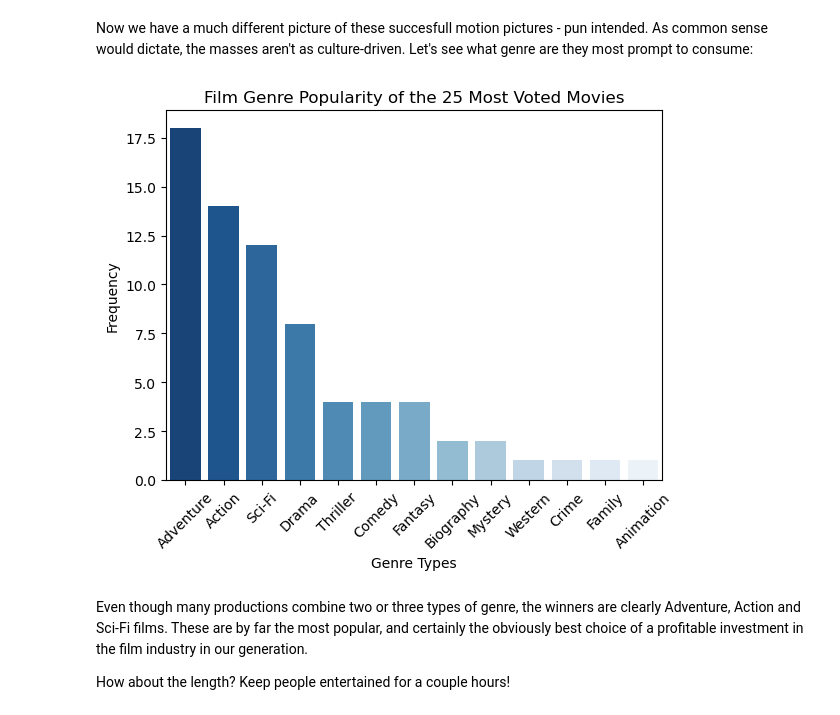
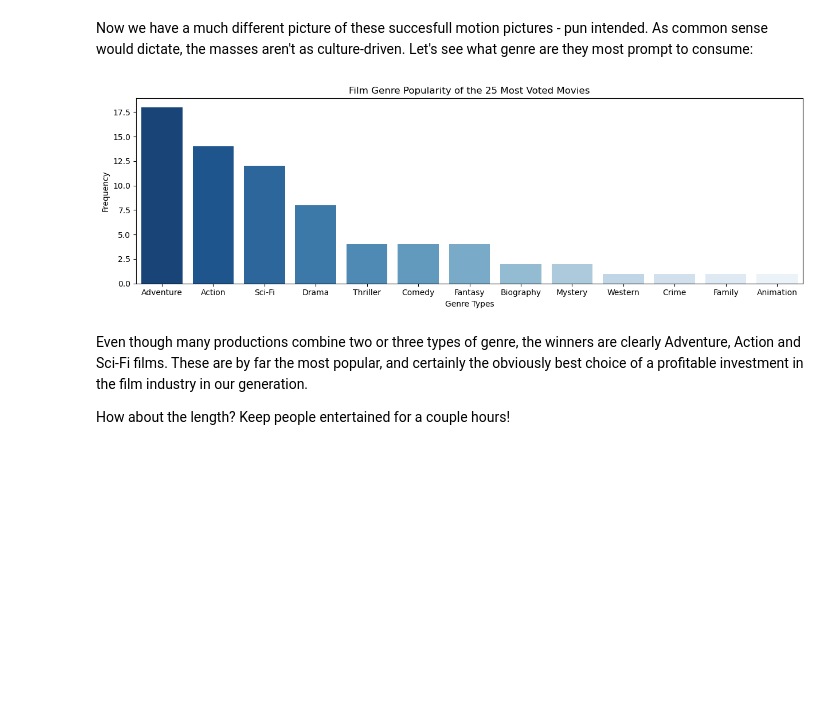
Before and after one commit to rafvrab/Microsoft_Film_Proposal, a Jupyter notebook: Notebook.ipynb, the cells around one changed output. Cells and saved outputs as stored; diff of their text form; code cells hidden in the pictures; blank space fills up the shorter version.

```diff
--- a/Notebook.ipynb
+++ b/Notebook.ipynb
@@ -276,22 +296,25 @@ df_secondary
 # %% [markdown]
 Now we have a much different picture of these succesfull motion pictures - pun intended. As common sense would dictate, the masses aren't as culture-driven. Let's see what genre are they most prompt to consume:
 # %%
+# Setting the height and width of the graph
+plt.figure(figsize=(15,4.2))
+
 # Splitting the genres column into separate genres and counting the frequency of each genre
 genres = df_secondary["genres"].str.split(",").explode()
 genres_count = genres.value_counts()
 
 # Setting the color palette to shades of blue, from dark to light
 palette = sns.color_palette("Blues_r", len(genres_count))
 
 # Plotting the bar graph
 sns.barplot(x=genres_count.index, y=genres_count.values, palette=palette)
 plt.xlabel("Genre Types")
 plt.ylabel("Frequency")
 plt.title("Film Genre Popularity of the 25 Most Voted Movies")
-plt.xticks(rotation=45)
+plt.xticks()
 plt.show()
 # %% [output]
-[figure, old version]
+[figure, new version]
 # %% [markdown]
 Even though many productions combine two or three types of genre, the winners are clearly Adventure, Action and Sci-Fi films. These are by far the most popular, and certainly the obviously best choice of a profitable investment in the film industry in our generation.
 
```
Also changed, not shown: parts of 30 cells of this notebook, 3 other files.
